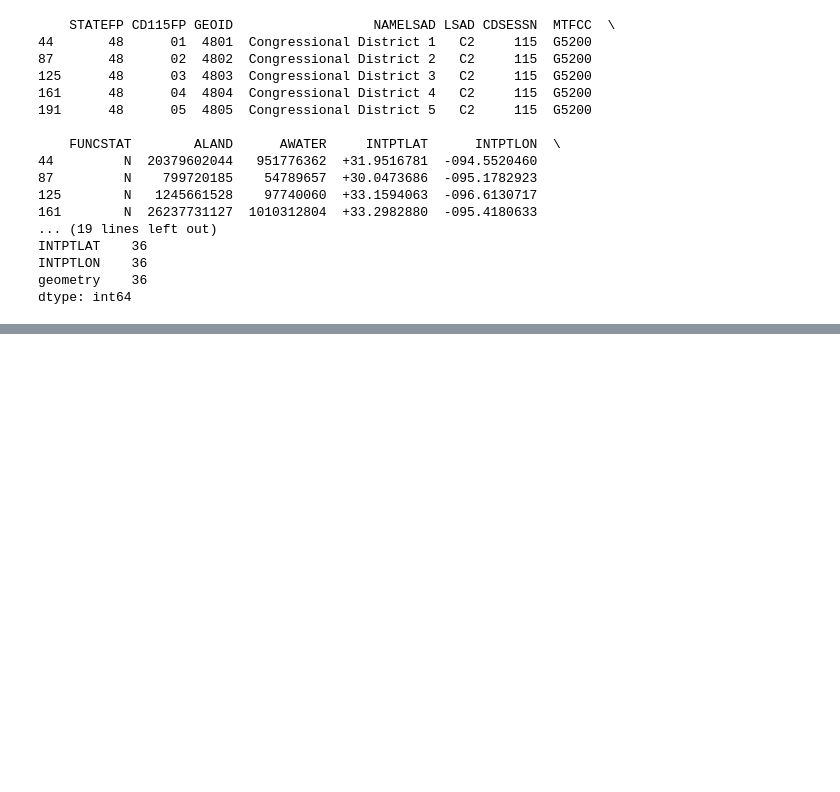
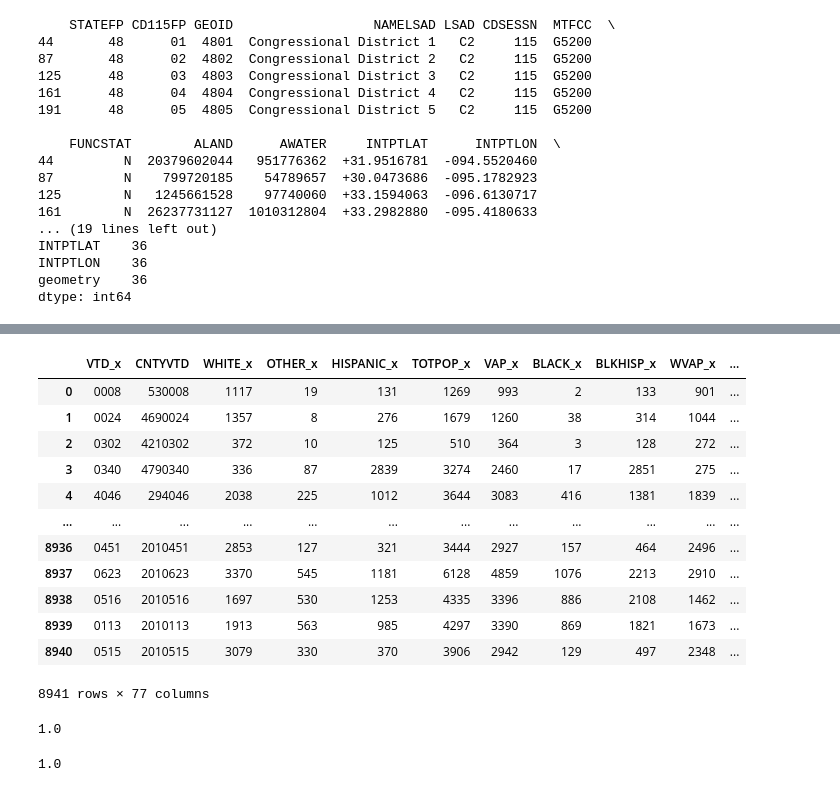
Before and after one commit to nonpartisan-redistricting-datahub/pdv-tx, a Jupyter notebook: PGP_TX_replication.ipynb, the cells around one changed output, grey strips where cells are left out. Drawn from its saved outputs; the diff is of its cells as text; code cells hidden in the pictures; blank space fills up the shorter version.

Commit message:
Need to do one last check that I have all the columns

```diff
--- a/PGP_TX_replication.ipynb
+++ b/PGP_TX_replication.ipynb
@@ -76,8 +84,9 @@ office_list_2012 = ["U.S. Sen","President"]
 party_list = ["R","D"]
 returns_2012_filtered = returns_2012[returns_2012['Office'].isin(office_list_2012)]
 returns_2012_filtered = returns_2012_filtered[returns_2012_filtered['Party'].isin(party_list)]
-pivoted_2012 = pd.pivot_table(returns_2012_filtered, values=['Votes'], index=["cntyvtd"],columns=["Office","Party"])
+pivoted_2012 = pd.pivot_table(returns_2012_filtered, values=['Votes'], index=["cntyvtd","County"],columns=["Office","Party"])
+print(pivoted_2012.head())
 pivoted_2012.columns = ["PRES12D","PRES12R","SEN12D","SEN12R"]
-pivoted_2012.index.names = ["CNTYVTD"]
+pivoted_2012.index.names = ["CNTYVTD","COUNTY"]
 #print(pivoted_2012.head())
 #print(pivoted_2012.count())
@@ -187,6 +206,7 @@ tx_sen_assign = maup.assign(merged_voter_data, tx_sen)
 tx_house_assign = maup.assign(merged_voter_data, tx_house)
 # %%
 import warnings; warnings.filterwarnings('ignore', 'GeoSeries.isna', UserWarning)
+us_house.index = np.arange(1, len(us_house)+1)
 us_house_assign = maup.assign(merged_voter_data, us_house)
 # %%
 print(tx_sen_assign.head())
@@ -194,7 +214,7 @@ print(tx_house_assign.head())
 print(us_house_assign.head())
 
 merged_voter_data['USCD']=us_house_assign
-merged_voter_data['SEND']=tx_house_assign
+merged_voter_data['SEND']=tx_sen_assign
 merged_voter_data['HD']=tx_house_assign
 
 print(merged_voter_data.head())
@@ -218,0 +241,4 @@ dtype: int64
+# %%
+merged_voter_data = merged_voter_data.rename(columns={"TotalVR": "TOTVR16", "TotalTO": "TOTTO16"})
+merged_voter_data = merged_voter_data.rename(columns={"e_ang":"WHITE","e_oth":"OTHER","e_hsp":"HISPANIC","e_total":"TOTPOP","e_vap":"VAP","e_blak":"BLACK","e_bh":"BLKHISP","e_angvap":"WVAP","e_hspvap":"HISPVAP","e_bhvap":"BHVAP","e_blakvap":"BVAP","e_othvap":"OTHVAP","CNTY":"FIPS"})
+print(merged_voter_data.count())
@@ -218,0 +289,29 @@ dtype: int64
+# %%
+# Joining my version and the PGP final version
+validate = pd.merge(merged_voter_data, tx_pgp_output, on=['CNTYVTD'], how='left')
+pd.set_option('display.max_columns', None)
+display(validate)
+# %% [output]
+|  | VTD_x | CNTYVTD | WHITE_x | OTHER_x | HISPANIC_x | TOTPOP_x | VAP_x | BLACK_x | BLKHISP_x | WVAP_x | ... |
+| 0 | 0008 | 530008 | 1117 | 19 | 131 | 1269 | 993 | 2 | 133 | 901 | ... |
+| 1 | 0024 | 4690024 | 1357 | 8 | 276 | 1679 | 1260 | 38 | 314 | 1044 | ... |
+| 2 | 0302 | 4210302 | 372 | 10 | 125 | 510 | 364 | 3 | 128 | 272 | ... |
+| 3 | 0340 | 4790340 | 336 | 87 | 2839 | 3274 | 2460 | 17 | 2851 | 275 | ... |
+| 4 | 4046 | 294046 | 2038 | 225 | 1012 | 3644 | 3083 | 416 | 1381 | 1839 | ... |
+| ... | ... | ... | ... | ... | ... | ... | ... | ... | ... | ... | ... |
+| 8936 | 0451 | 2010451 | 2853 | 127 | 321 | 3444 | 2927 | 157 | 464 | 2496 | ... |
+| 8937 | 0623 | 2010623 | 3370 | 545 | 1181 | 6128 | 4859 | 1076 | 2213 | 2910 | ... |
+| 8938 | 0516 | 2010516 | 1697 | 530 | 1253 | 4335 | 3396 | 886 | 2108 | 1462 | ... |
+| 8939 | 0113 | 2010113 | 1913 | 563 | 985 | 4297 | 3390 | 869 | 1821 | 1673 | ... |
+| 8940 | 0515 | 2010515 | 3079 | 330 | 370 | 3906 | 2942 | 129 | 497 | 2348 | ... |
+8941 rows × 77 columns
+# %%
+validate['pop_diff'] = validate.TOTPOP_x - validate.TOTPOP_y
+validate[validate.pop_diff.abs()<10].shape[0] / validate.shape[0]
+# %% [output]
+1.0
+# %%
+validate['pres12_diff'] = validate.PRES12R_x - validate.PRES12R_y
+validate[validate.pres12_diff.abs()<10].shape[0] / validate.shape[0]
+# %% [output]
+1.0
```
Also changed, not shown: parts of 13 cells of this notebook.
